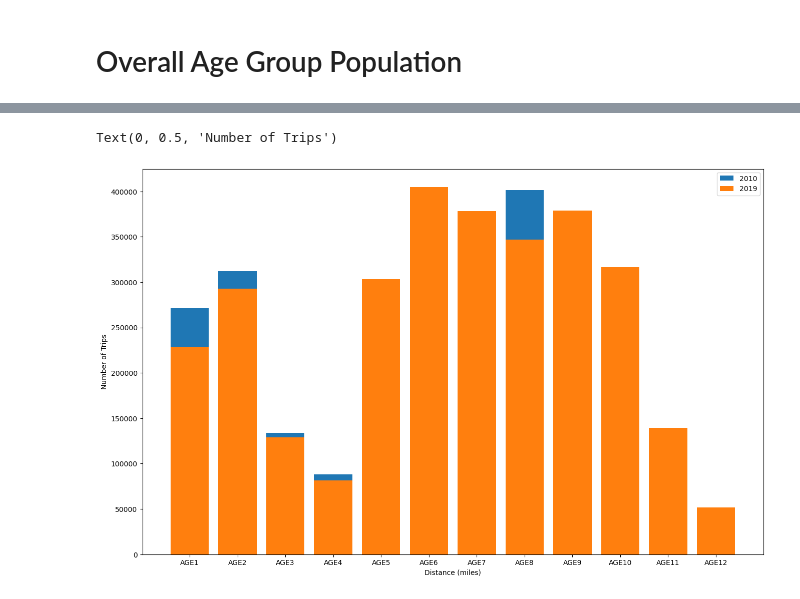
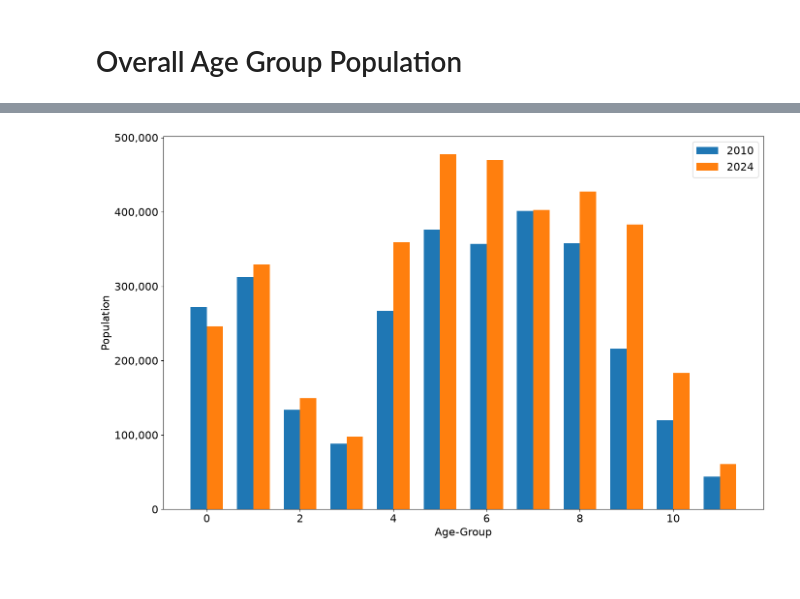
Before and after one commit to RSGInc/IdahoSTDM, a Jupyter notebook: ITDSTDM/programs/python/input_validation/compare_count_controls.ipynb, the cells around one changed output, grey strips where cells are left out. Drawn from its saved outputs; the diff is of its cells as text; code cells hidden in the pictures; blank space fills up the shorter version.

```diff
--- a/ITDSTDM/programs/python/input_validation/compare_count_controls.ipynb
+++ b/ITDSTDM/programs/python/input_validation/compare_count_controls.ipynb
@@ -4,10 +4,12 @@ import os
 from IPython.display import display
 import matplotlib
 import matplotlib.pyplot as plt
+import matplotlib.ticker as ticker
 import seaborn as sns
+import numpy as np
 
-INPUT_A_PATH = r'C:\projects\IdahoSTDM\ITD_STDM\IdahoSTDM\ITDSTDM\inputs\PopSyn'
-INPUT_B_PATH = r'C:\projects\IdahoSTDM\ITD_STDM\IdahoSTDM\ITDSTDM\inputs2020\PopSyn'
+INPUT_A_PATH = r'E:\E-Data\Projects\Clients\ITD\IdahoSTDM\Tasks\Model Updates\Old Model Run\Model2010\inputs_2010\PopSyn'
+INPUT_B_PATH = r'E:\E-Data\Projects\Clients\ITD\IdahoSTDM\Models\BaseYear\Development\ITDSTDM_jls2\inputs2020\PopSyn'
 
 
 county_a = pd.read_csv(os.path.join(INPUT_A_PATH, "countyData.csv")).set_index('CNTYIDFP00')
@@ -62,15 +48,16 @@ Name: index, dtype: object
 # %%
 df = pd.DataFrame({'scen_a': county_a[['AGE1', 'AGE2', 'AGE3', 'AGE4', 'AGE5', 'AGE6', 'AGE7', 'AGE8', 'AGE9', 'AGE10', 'AGE11', 'AGE12']].sum(0),
     'scen_b': county_b[['AGE1', 'AGE2', 'AGE3', 'AGE4', 'AGE5', 'AGE6', 'AGE7', 'AGE8', 'AGE9', 'AGE10', 'AGE11', 'AGE12']].sum(0)}).reset_index()
 fig = plt.figure(figsize=(16,10))
 ax = fig.add_subplot()
-ax.bar(df['index'], df.scen_a, label = '2010')
-ax.bar(df['index'], df.scen_b, label = '2019')
-# ax.plot(plot_data.distbin, plot_data.model, label = 'ActivitySim')
-plt.legend(loc='upper right')
-# plt.title(plot_title)
-ax.set_xlabel('Distance (miles)')
-ax.set_ylabel('Number of Trips')
+bar_width = 0.35
+indx = np.arange(len(df['index']))
+ax.bar(indx - bar_width/2, df.scen_a, width = bar_width, label = '2010')
+ax.bar(indx + bar_width/2, df.scen_b, width = bar_width, label = '2024')
+ax.yaxis.set_major_formatter(ticker.StrMethodFormatter('{x:,.0f}'))
+plt.legend(loc='upper right', fontsize =16)
+ax.set_xlabel('Age-Group', fontsize=16)
+ax.set_ylabel('Population', fontsize=16)
+plt.tick_params(axis='both', labelsize=16)
 # %% [output]
-Text(0, 0.5, 'Number of Trips')
-[figure, old version]
+[figure, new version]
```
Also changed, not shown: parts of 3 cells of this notebook, 4 other files.
